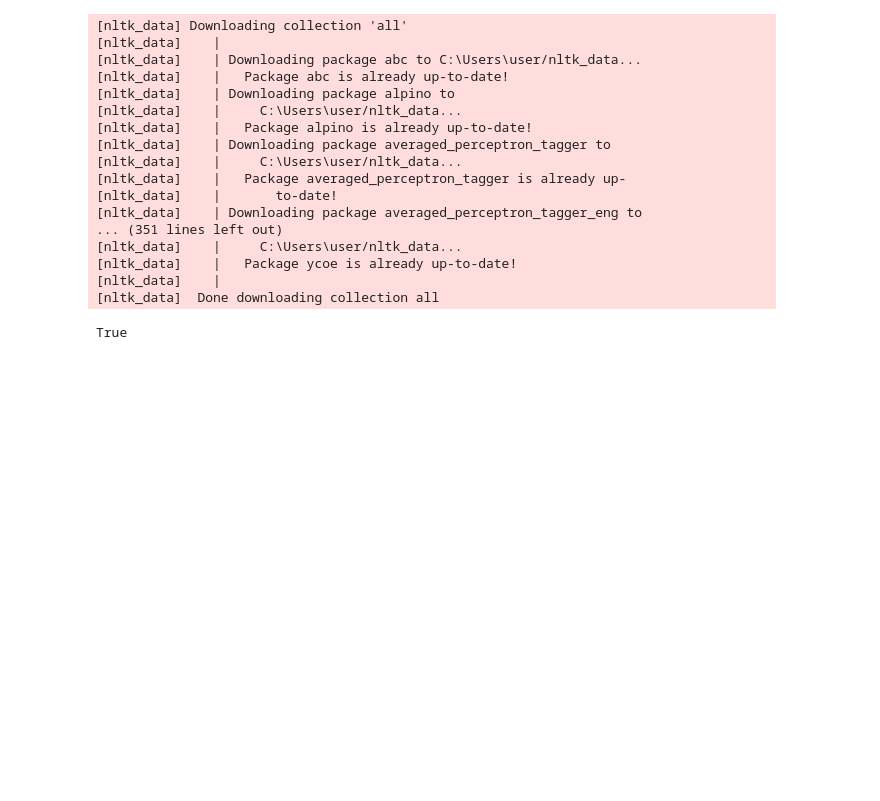
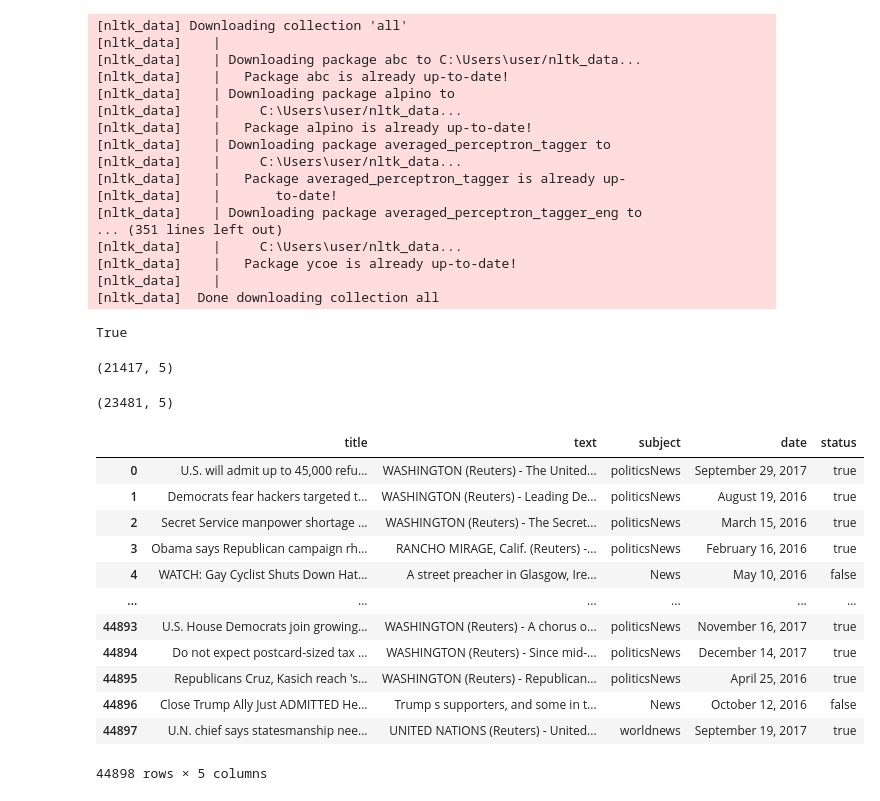
Before and after one commit to PR7175Z/NLP_Practice, a Jupyter notebook: newsclassification/model.ipynb, the cells around one changed output. Cells and saved outputs as stored; diff of their text form; code cells hidden in the pictures; blank space fills up the shorter version.

```diff
--- a/newsclassification/model.ipynb
+++ b/newsclassification/model.ipynb
@@ -125,0 +128,34 @@ True
+# %%
+truenews = pd.read_csv('data/True.csv')
+fakenews = pd.read_csv('data/Fake.csv')
+
+truenews['status'] = 'true'
+fakenews['status'] = 'false'
+
+data = pd.concat([truenews, fakenews], ignore_index=True)
+
+data = shuffle(data).reset_index(drop=True)
+# %%
+truenews.shape
+# %% [output]
+(21417, 5)
+# %%
+fakenews.shape
+# %% [output]
+(23481, 5)
+# %%
+display(data)
+# %% [output]
+|  | title | text | subject | date | status |
+| 0 | U.S. will admit up to 45,000 refu... | WASHINGTON (Reuters) - The United... | politicsNews | September 29, 2017 | true |
+| 1 | Democrats fear hackers targeted t... | WASHINGTON (Reuters) - Leading De... | politicsNews | August 19, 2016 | true |
+| 2 | Secret Service manpower shortage ... | WASHINGTON (Reuters) - The Secret... | politicsNews | March 15, 2016 | true |
+| 3 | Obama says Republican campaign rh... | RANCHO MIRAGE, Calif. (Reuters) -... | politicsNews | February 16, 2016 | true |
+| 4 | WATCH: Gay Cyclist Shuts Down Hat... | A street preacher in Glasgow, Ire... | News | May 10, 2016 | false |
+| ... | ... | ... | ... | ... | ... |
+| 44893 | U.S. House Democrats join growing... | WASHINGTON (Reuters) - A chorus o... | politicsNews | November 16, 2017 | true |
+| 44894 | Do not expect postcard-sized tax ... | WASHINGTON (Reuters) - Since mid-... | politicsNews | December 14, 2017 | true |
+| 44895 | Republicans Cruz, Kasich reach 's... | WASHINGTON (Reuters) - Republican... | politicsNews | April 25, 2016 | true |
+| 44896 | Close Trump Ally Just ADMITTED He... | Trump s supporters, and some in t... | News | October 12, 2016 | false |
+| 44897 | U.N. chief says statesmanship nee... | UNITED NATIONS (Reuters) - United... | worldnews | September 19, 2017 | true |
+44898 rows × 5 columns
```
Also changed, not shown: parts of 3 cells of this notebook.
